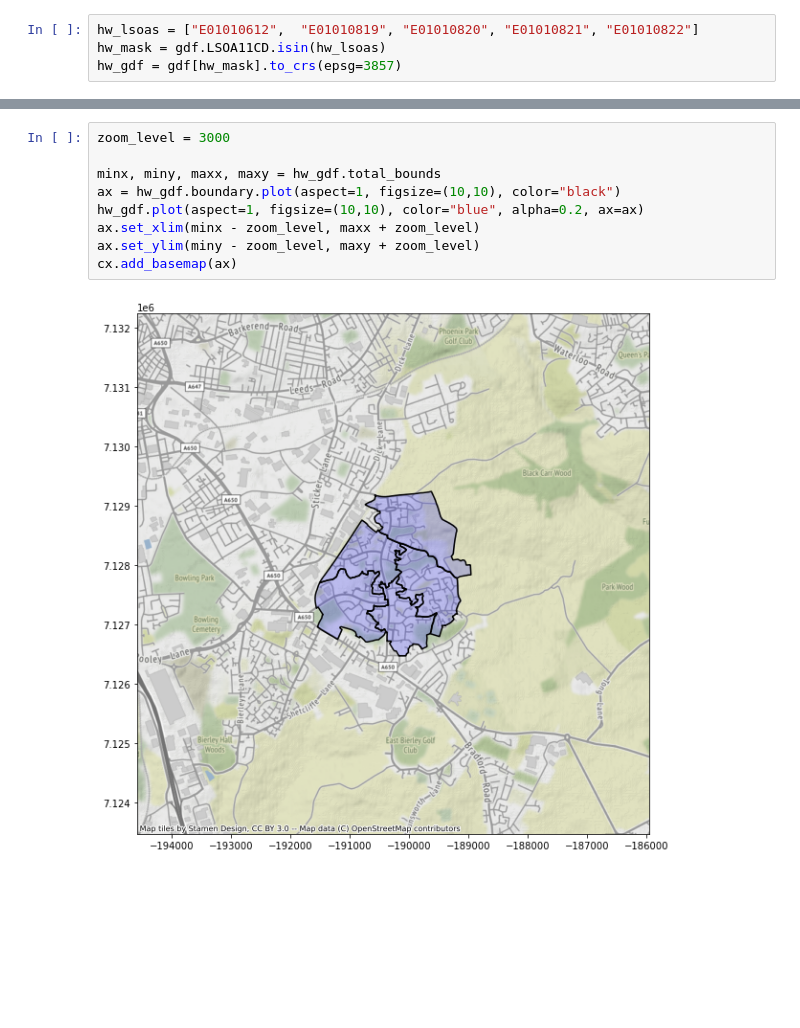
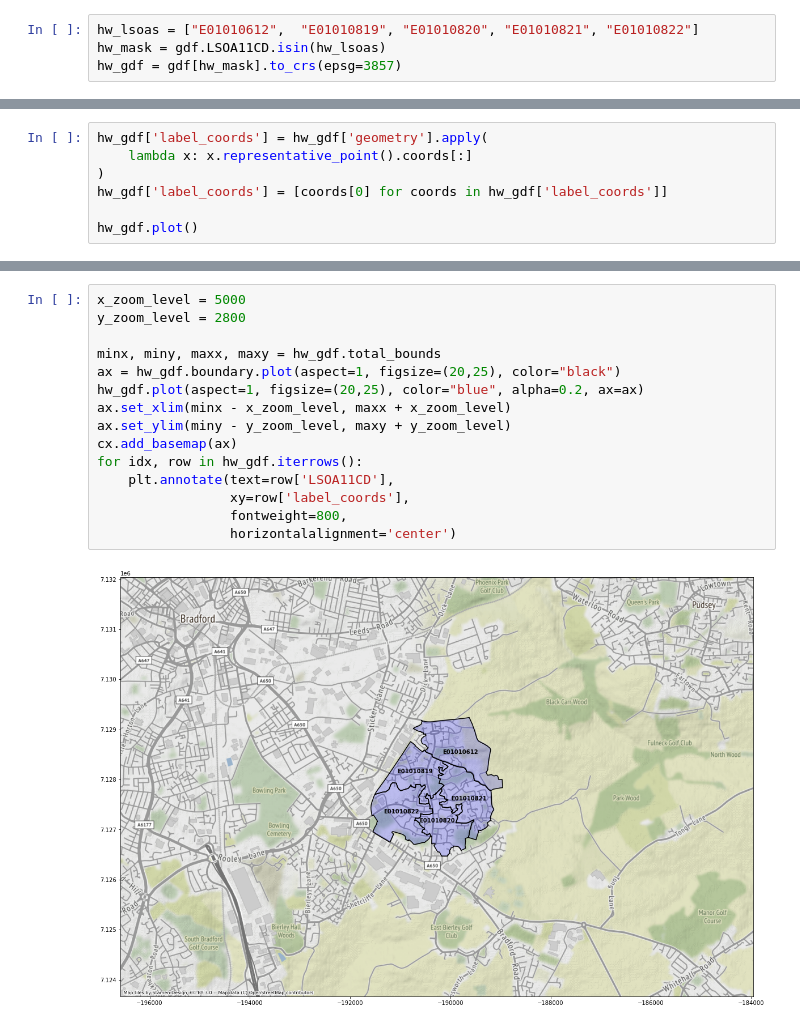
Before and after one commit to samrelins/holme_wood_accessibilities, a Jupyter notebook: geopandas_experiments.ipynb, the cells around one changed output, grey strips where cells are left out. Cells and saved outputs as stored; diff of their text form; blank space fills up the shorter version.

```diff
--- a/geopandas_experiments.ipynb
+++ b/geopandas_experiments.ipynb
@@ -39,0 +53,7 @@ hw_gdf = gdf[hw_mask].to_crs(epsg=3857)
+# %%
+hw_gdf['label_coords'] = hw_gdf['geometry'].apply(
+    lambda x: x.representative_point().coords[:]
+)
+hw_gdf['label_coords'] = [coords[0] for coords in hw_gdf['label_coords']]
+
+hw_gdf.plot()
@@ -40,11 +62,17 @@ hw_gdf = gdf[hw_mask].to_crs(epsg=3857)
 # %%
-zoom_level = 3000
+x_zoom_level = 5000
+y_zoom_level = 2800
 
 minx, miny, maxx, maxy = hw_gdf.total_bounds
-ax = hw_gdf.boundary.plot(aspect=1, figsize=(10,10), color="black")
-hw_gdf.plot(aspect=1, figsize=(10,10), color="blue", alpha=0.2, ax=ax)
-ax.set_xlim(minx - zoom_level, maxx + zoom_level)
-ax.set_ylim(miny - zoom_level, maxy + zoom_level)
+ax = hw_gdf.boundary.plot(aspect=1, figsize=(20,25), color="black")
+hw_gdf.plot(aspect=1, figsize=(20,25), color="blue", alpha=0.2, ax=ax)
+ax.set_xlim(minx - x_zoom_level, maxx + x_zoom_level)
+ax.set_ylim(miny - y_zoom_level, maxy + y_zoom_level)
 cx.add_basemap(ax)
+for idx, row in hw_gdf.iterrows():
+    plt.annotate(text=row['LSOA11CD'],
+                 xy=row['label_coords'],
+                 fontweight=800,
+                 horizontalalignment='center')
 # %% [output]
-[figure, old version]
+[figure, new version]
```
Also changed, not shown: parts of 4 cells of this notebook, 4 other files.
